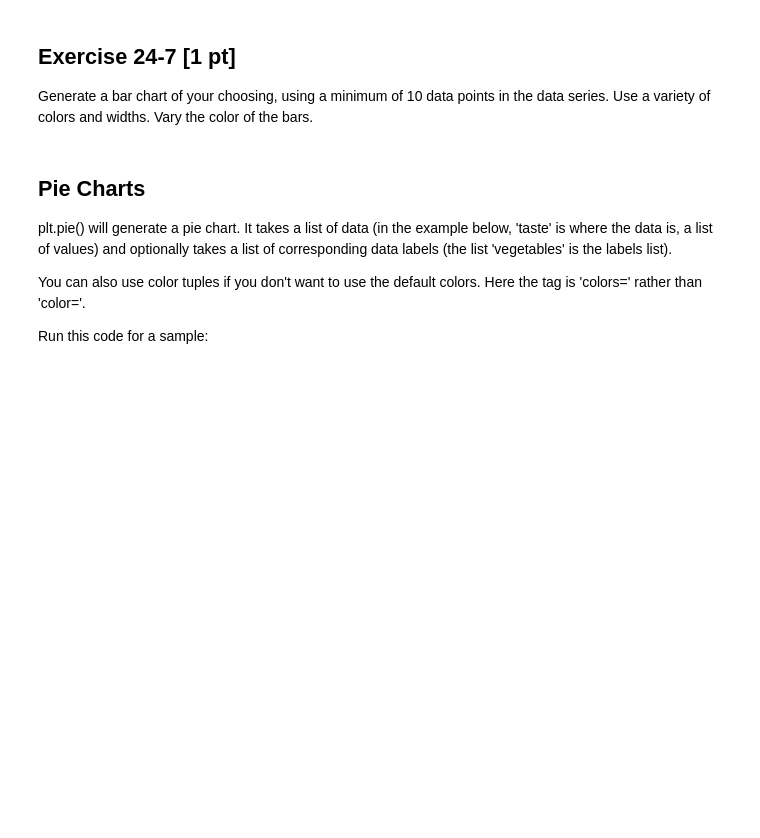
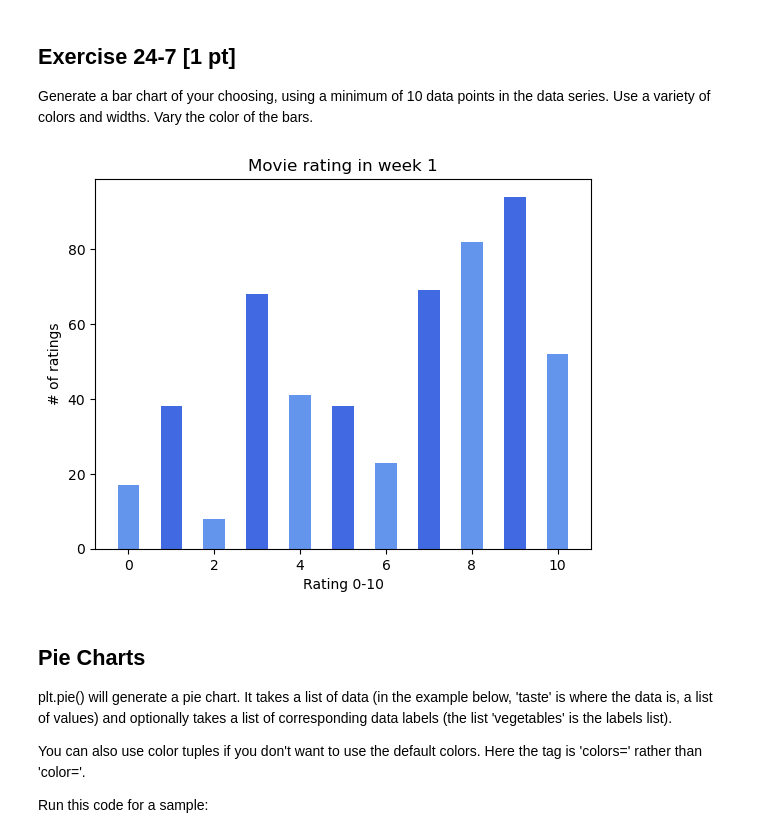
Before and after one commit to waifu-master/comsc-140, a Jupyter notebook: labs/lab-24-matplotlib.ipynb, the cells around one changed output. Saved outputs shown, nothing was run; the diff lists cells and outputs as text; code cells hidden in the pictures; blank space fills up the shorter version.

```diff
--- a/labs/lab-24-matplotlib.ipynb
+++ b/labs/lab-24-matplotlib.ipynb
@@ -468,21 +469,24 @@ Generate a bar chart of your choosing, using a minimum of 10 data points in the
 # %%
 # code here
 
 import matplotlib.pyplot as plt
 import random
 
 # set list of x-axis values
-x = ['Peas','Corn','Broccoli','Asparagus']
-taste = [4, 7, 6, 1]
+rating = [i for i in range(11)]
+no_of_ratings = [random.randint(0,100) for _ in range(len(rating))]
 
 # plot settings
 colors = ('cornflowerblue', 'royalblue')  # sets a tuple for colors
-plt.bar(x, taste, width=0.2, color=colors) # color= tag uses the tuple 'colors'
-plt.xticks(rotation=90)
-plt.title('Vegetable Taste Tests')
+plt.bar(rating, no_of_ratings, width=0.5, color=colors) # color= tag uses the tuple 'colors'
+plt.title('Movie rating in week 1')
+plt.xlabel('Rating 0-10')
+plt.ylabel('# of ratings')
 
 # generate the plot
 plt.show()
+# %% [output]
+[figure, added]
 # %% [markdown]
 ## Pie Charts
 
```
Also changed, not shown: parts of 2 cells of this notebook.
